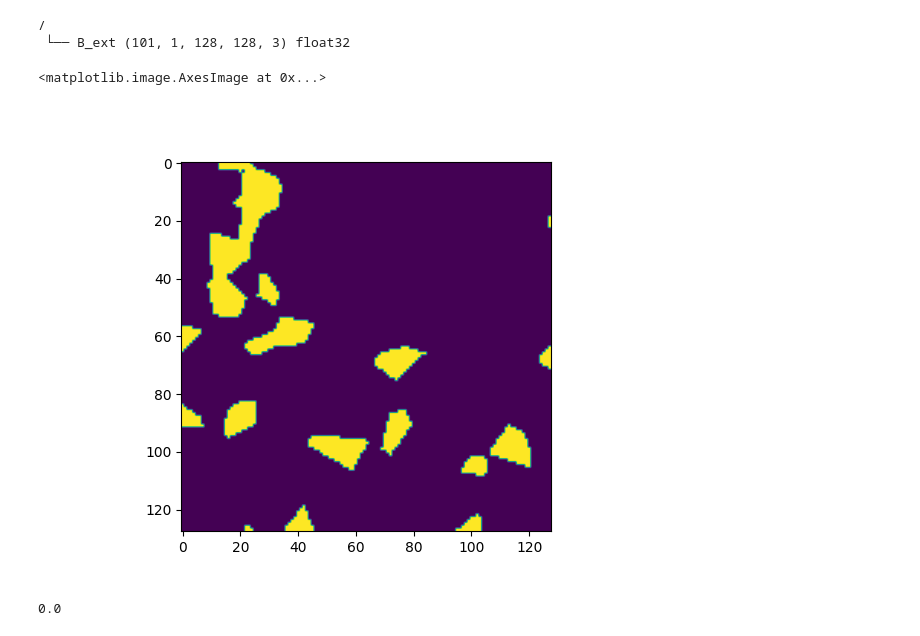
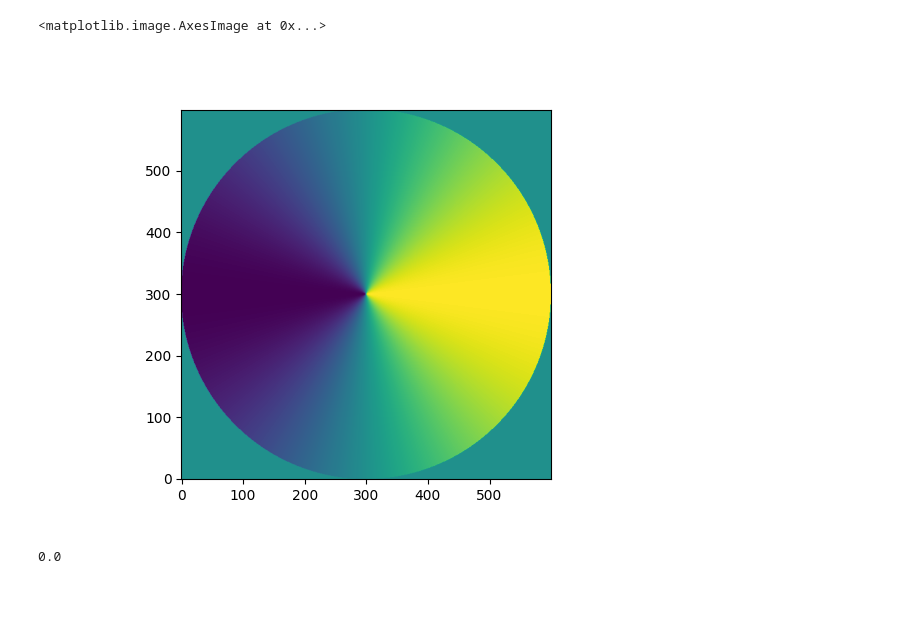
Before and after one commit to MathieuMoalic/amumax, a Jupyter notebook: mytest/testing.ipynb, the cells around one changed output. Saved outputs shown, nothing was run; the diff lists cells and outputs as text; code cells hidden in the pictures; blank space fills up the shorter version.

```diff
--- a/mytest/testing.ipynb
+++ b/mytest/testing.ipynb
@@ -12,16 +12,16 @@ import cmocean
 from glob import glob
 from tqdm.notebook import tqdm
 # %%
-m = op("t1.zarr")
-m.p
+m = op("chunky.zarr")
+# m.plot.snapshot()
+# m.m.info
+# m.p
 plt.figure()
-plt.imshow(m.B_ext[-1,0,:,:,0])
+plt.imshow(m.m[-1,0,:,:,1],origin="lower")
 # plt.plot(m.B_ext[:,0,0,0,1])
 # %% [output]
-/
- └── B_ext (101, 1, 128, 128, 3) float32
+<matplotlib.image.AxesImage at 0x...>
-<matplotlib.image.AxesImage at 0x...>
-[figure, old version]
+[figure, new version]
 # %%
 plt.figure()
 arr = m.m1[1] - m.m2[1]
```
Also changed, not shown: 5 other files.
